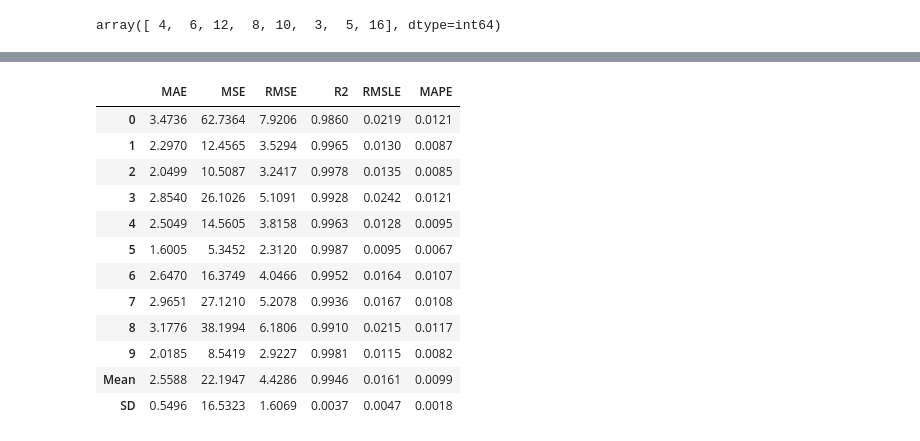
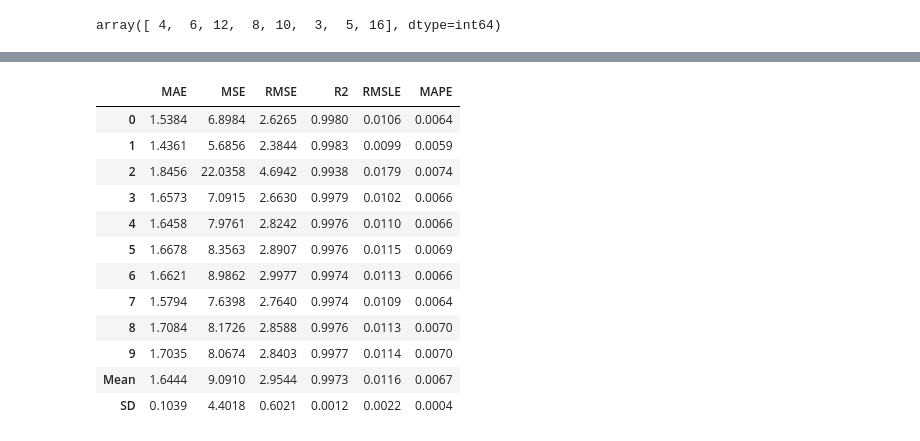
Before and after one commit to Georgios7/CO2_ml_app, a Jupyter notebook: predict_CO2.ipynb, the cells around one changed output, grey strips where cells are left out. Saved outputs shown, nothing was run; the diff lists cells and outputs as text; code cells hidden in the pictures.

```diff
--- a/predict_CO2.ipynb
+++ b/predict_CO2.ipynb
@@ -163,16 +157,16 @@ tuned_rf =  tune_model(rf, choose_better=True)
-# %%
-tuned_gbr =  tune_model(gbr)
-# %% [output]
-|  | MAE | MSE | RMSE | R2 | RMSLE | MAPE |
-| 0 | 3.4736 | 62.7364 | 7.9206 | 0.9860 | 0.0219 | 0.0121 |
-| 1 | 2.2970 | 12.4565 | 3.5294 | 0.9965 | 0.0130 | 0.0087 |
-| 2 | 2.0499 | 10.5087 | 3.2417 | 0.9978 | 0.0135 | 0.0085 |
-| 3 | 2.8540 | 26.1026 | 5.1091 | 0.9928 | 0.0242 | 0.0121 |
-| 4 | 2.5049 | 14.5605 | 3.8158 | 0.9963 | 0.0128 | 0.0095 |
-| 5 | 1.6005 | 5.3452 | 2.3120 | 0.9987 | 0.0095 | 0.0067 |
-| 6 | 2.6470 | 16.3749 | 4.0466 | 0.9952 | 0.0164 | 0.0107 |
-| 7 | 2.9651 | 27.1210 | 5.2078 | 0.9936 | 0.0167 | 0.0108 |
-| 8 | 3.1776 | 38.1994 | 6.1806 | 0.9910 | 0.0215 | 0.0117 |
-| 9 | 2.0185 | 8.5419 | 2.9227 | 0.9981 | 0.0115 | 0.0082 |
-| Mean | 2.5588 | 22.1947 | 4.4286 | 0.9946 | 0.0161 | 0.0099 |
-| SD | 0.5496 | 16.5323 | 1.6069 | 0.0037 | 0.0047 | 0.0018 |
+# %%
+extra_trees = create_model('et')
+# %% [output]
+|  | MAE | MSE | RMSE | R2 | RMSLE | MAPE |
+| 0 | 1.5384 | 6.8984 | 2.6265 | 0.9980 | 0.0106 | 0.0064 |
+| 1 | 1.4361 | 5.6856 | 2.3844 | 0.9983 | 0.0099 | 0.0059 |
+| 2 | 1.8456 | 22.0358 | 4.6942 | 0.9938 | 0.0179 | 0.0074 |
+| 3 | 1.6573 | 7.0915 | 2.6630 | 0.9979 | 0.0102 | 0.0066 |
+| 4 | 1.6458 | 7.9761 | 2.8242 | 0.9976 | 0.0110 | 0.0066 |
+| 5 | 1.6678 | 8.3563 | 2.8907 | 0.9976 | 0.0115 | 0.0069 |
+| 6 | 1.6621 | 8.9862 | 2.9977 | 0.9974 | 0.0113 | 0.0066 |
+| 7 | 1.5794 | 7.6398 | 2.7640 | 0.9974 | 0.0109 | 0.0064 |
+| 8 | 1.7084 | 8.1726 | 2.8588 | 0.9976 | 0.0113 | 0.0070 |
+| 9 | 1.7035 | 8.0674 | 2.8403 | 0.9977 | 0.0114 | 0.0070 |
+| Mean | 1.6444 | 9.0910 | 2.9544 | 0.9973 | 0.0116 | 0.0067 |
+| SD | 0.1039 | 4.4018 | 0.6021 | 0.0012 | 0.0022 | 0.0004 |
```
Also changed, not shown: parts of 11 cells of this notebook, 5 other files.
